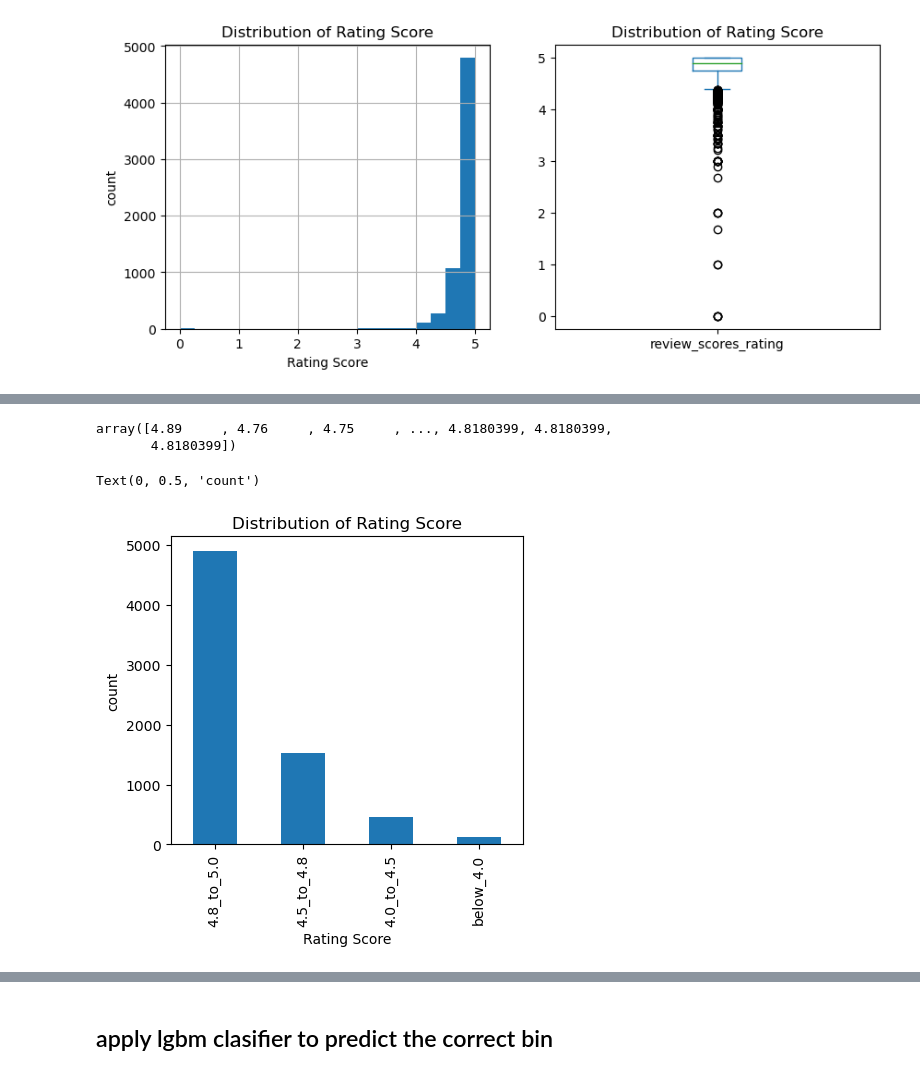
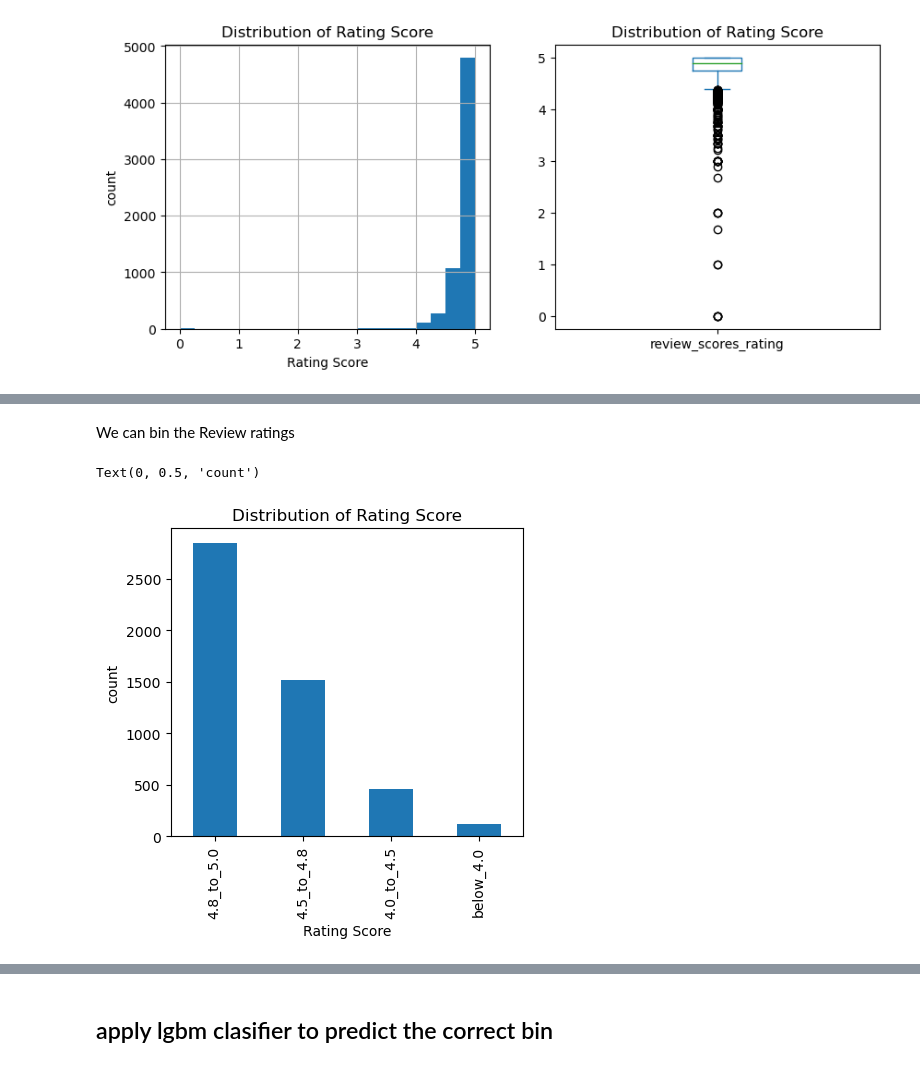
Before and after one commit to MaGiiK02/AirBnB_score_prediction, a Jupyter notebook: experiments/score_classification_on_comments.ipynb, the cells around one changed output, grey strips where cells are left out. Saved outputs shown, nothing was run; the diff lists cells and outputs as text; code cells hidden in the pictures.

Commit message:
classification on comments

```diff
--- a/experiments/score_classification_on_comments.ipynb
+++ b/experiments/score_classification_on_comments.ipynb
@@ -78,29 +63,49 @@ We can bin the Review ratings based on 3 approaches
-# %%
-listings.review_scores_rating.values
-# %% [output]
-array([4.89     , 4.76     , 4.75     , ..., 4.8180399, 4.8180399,
-       4.8180399])
+# %%
+import numpy as np
+
+
+# open multilingual comments
+with open('embeddings\multilingual_comments_embeddings.pkl', 'rb') as f:
+    multilingual_comments_embeddings = pickle.load(f)
+
+y = listings.review_scores_rating.values
+
+# remove the rows with review_scores_rating == 5.0 on y and the same index on multilingual_comments_embeddings
+# Find the indices of rows with review_scores_rating == 5.0
+idx = np.where(listings.review_scores_rating.values == 5.0)[0]
+
+# Remove the rows from multilingual_comments_embeddings and y
+multilingual_comments_embeddings = np.delete(multilingual_comments_embeddings, idx, axis=0)
+y = np.delete(y, idx)
+
+
+
+# merge into a new dataframe
+df = pd.DataFrame(multilingual_comments_embeddings)
+df['review_scores_rating'] = y
+# %% [markdown]
+We can bin the Review ratings
 # %%
 # Create bins based on review_scores_rating
 bins = [0, 4.0, 4.5, 4.8, 5]
 
-listings_classification = listings.assign(
+listings_classification = df.assign(
     rating_bin_ep = pd.cut(
-        listings['review_scores_rating'],
+        df['review_scores_rating'],
         bins=bins,
         labels=['below_4.0', '4.0_to_4.5', '4.5_to_4.8', '4.8_to_5.0']
     )
 )
 
 # Visualize the Split
 fig = plt.figure(figsize = (10,4))
 
 ax1 = fig.add_subplot(1,2,1)
 
 listings_classification.rating_bin_ep.value_counts().plot(kind = 'bar', ax = ax1)
 ax1.set_title('Distribution of Rating Score')
 ax1.set_xlabel('Rating Score')
 ax1.set_ylabel('count')
 # %% [output]
 Text(0, 0.5, 'count')
-[figure, old version]
+[figure, new version]
```
Also changed, not shown: parts of 22 cells of this notebook.
